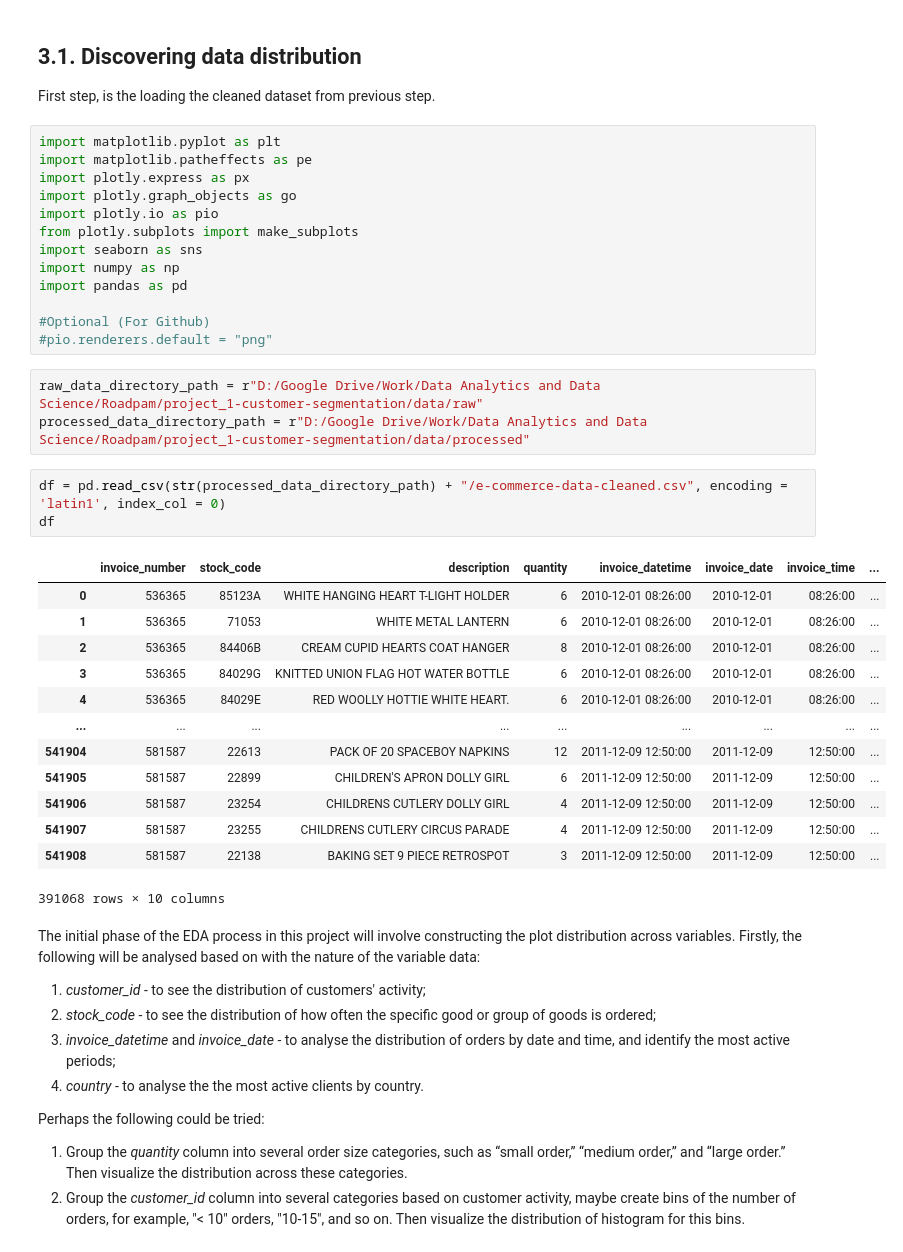
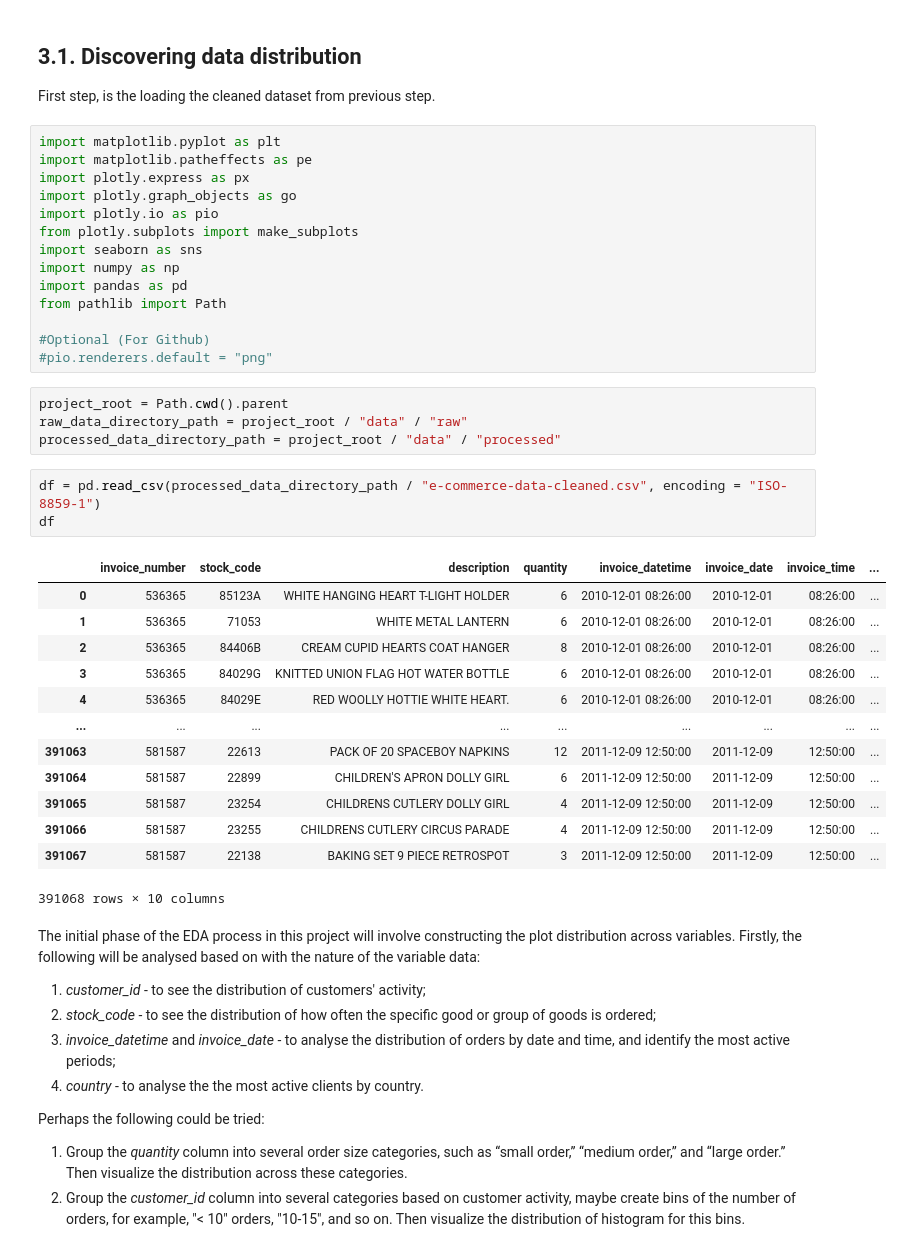
Before and after one commit to RV01011001/project_1-customer-segmentation, a Jupyter notebook: notebooks/03_exploratory_data_analysis.ipynb, the cells around one changed output. Drawn from its saved outputs; the diff is of its cells as text.

```diff
--- a/notebooks/03_exploratory_data_analysis.ipynb
+++ b/notebooks/03_exploratory_data_analysis.ipynb
@@ -25,29 +25,31 @@ from plotly.subplots import make_subplots
 import seaborn as sns
 import numpy as np
 import pandas as pd
+from pathlib import Path
 
 #Optional (For Github)
 #pio.renderers.default = "png"
 # %%
-raw_data_directory_path = r"D:/Google Drive/Work/Data Analytics and Data Science/Roadpam/project_1-customer-segmentation/data/raw"
-processed_data_directory_path = r"D:/Google Drive/Work/Data Analytics and Data Science/Roadpam/project_1-customer-segmentation/data/processed"
+project_root = Path.cwd().parent
+raw_data_directory_path = project_root / "data" / "raw"
+processed_data_directory_path = project_root / "data" / "processed"
-# %%
-df = pd.read_csv(str(processed_data_directory_path) + "/e-commerce-data-cleaned.csv", encoding = 'latin1', index_col = 0)
-df
-# %% [output]
-|  | invoice_number | stock_code | description | quantity | invoice_datetime | invoice_date | invoice_time | ... |
-| 0 | 536365 | 85123A | WHITE HANGING HEART T-LIGHT HOLDER | 6 | 2010-12-01 08:26:00 | 2010-12-01 | 08:26:00 | ... |
-| 1 | 536365 | 71053 | WHITE METAL LANTERN | 6 | 2010-12-01 08:26:00 | 2010-12-01 | 08:26:00 | ... |
-| 2 | 536365 | 84406B | CREAM CUPID HEARTS COAT HANGER | 8 | 2010-12-01 08:26:00 | 2010-12-01 | 08:26:00 | ... |
-| 3 | 536365 | 84029G | KNITTED UNION FLAG HOT WATER BOTTLE | 6 | 2010-12-01 08:26:00 | 2010-12-01 | 08:26:00 | ... |
-| 4 | 536365 | 84029E | RED WOOLLY HOTTIE WHITE HEART. | 6 | 2010-12-01 08:26:00 | 2010-12-01 | 08:26:00 | ... |
-| ... | ... | ... | ... | ... | ... | ... | ... | ... |
-| 541904 | 581587 | 22613 | PACK OF 20 SPACEBOY NAPKINS | 12 | 2011-12-09 12:50:00 | 2011-12-09 | 12:50:00 | ... |
-| 541905 | 581587 | 22899 | CHILDREN'S APRON DOLLY GIRL | 6 | 2011-12-09 12:50:00 | 2011-12-09 | 12:50:00 | ... |
-| 541906 | 581587 | 23254 | CHILDRENS CUTLERY DOLLY GIRL | 4 | 2011-12-09 12:50:00 | 2011-12-09 | 12:50:00 | ... |
-| 541907 | 581587 | 23255 | CHILDRENS CUTLERY CIRCUS PARADE | 4 | 2011-12-09 12:50:00 | 2011-12-09 | 12:50:00 | ... |
-| 541908 | 581587 | 22138 | BAKING SET 9 PIECE RETROSPOT | 3 | 2011-12-09 12:50:00 | 2011-12-09 | 12:50:00 | ... |
-391068 rows × 10 columns
+# %%
+df = pd.read_csv(processed_data_directory_path / "e-commerce-data-cleaned.csv", encoding = "ISO-8859-1")
+df
+# %% [output]
+|  | invoice_number | stock_code | description | quantity | invoice_datetime | invoice_date | invoice_time | ... |
+| 0 | 536365 | 85123A | WHITE HANGING HEART T-LIGHT HOLDER | 6 | 2010-12-01 08:26:00 | 2010-12-01 | 08:26:00 | ... |
+| 1 | 536365 | 71053 | WHITE METAL LANTERN | 6 | 2010-12-01 08:26:00 | 2010-12-01 | 08:26:00 | ... |
+| 2 | 536365 | 84406B | CREAM CUPID HEARTS COAT HANGER | 8 | 2010-12-01 08:26:00 | 2010-12-01 | 08:26:00 | ... |
+| 3 | 536365 | 84029G | KNITTED UNION FLAG HOT WATER BOTTLE | 6 | 2010-12-01 08:26:00 | 2010-12-01 | 08:26:00 | ... |
+| 4 | 536365 | 84029E | RED WOOLLY HOTTIE WHITE HEART. | 6 | 2010-12-01 08:26:00 | 2010-12-01 | 08:26:00 | ... |
+| ... | ... | ... | ... | ... | ... | ... | ... | ... |
+| 391063 | 581587 | 22613 | PACK OF 20 SPACEBOY NAPKINS | 12 | 2011-12-09 12:50:00 | 2011-12-09 | 12:50:00 | ... |
+| 391064 | 581587 | 22899 | CHILDREN'S APRON DOLLY GIRL | 6 | 2011-12-09 12:50:00 | 2011-12-09 | 12:50:00 | ... |
+| 391065 | 581587 | 23254 | CHILDRENS CUTLERY DOLLY GIRL | 4 | 2011-12-09 12:50:00 | 2011-12-09 | 12:50:00 | ... |
+| 391066 | 581587 | 23255 | CHILDRENS CUTLERY CIRCUS PARADE | 4 | 2011-12-09 12:50:00 | 2011-12-09 | 12:50:00 | ... |
+| 391067 | 581587 | 22138 | BAKING SET 9 PIECE RETROSPOT | 3 | 2011-12-09 12:50:00 | 2011-12-09 | 12:50:00 | ... |
+391068 rows × 10 columns
 # %% [markdown]
 The initial phase of the EDA process in this project will involve constructing the plot distribution across variables. Firstly, the following will be analysed based on with the nature of the variable data:
 1. *customer_id* - to see the distribution of customers' activity;
```
Also changed, not shown: parts of 6 cells of this notebook, 7 other files.
